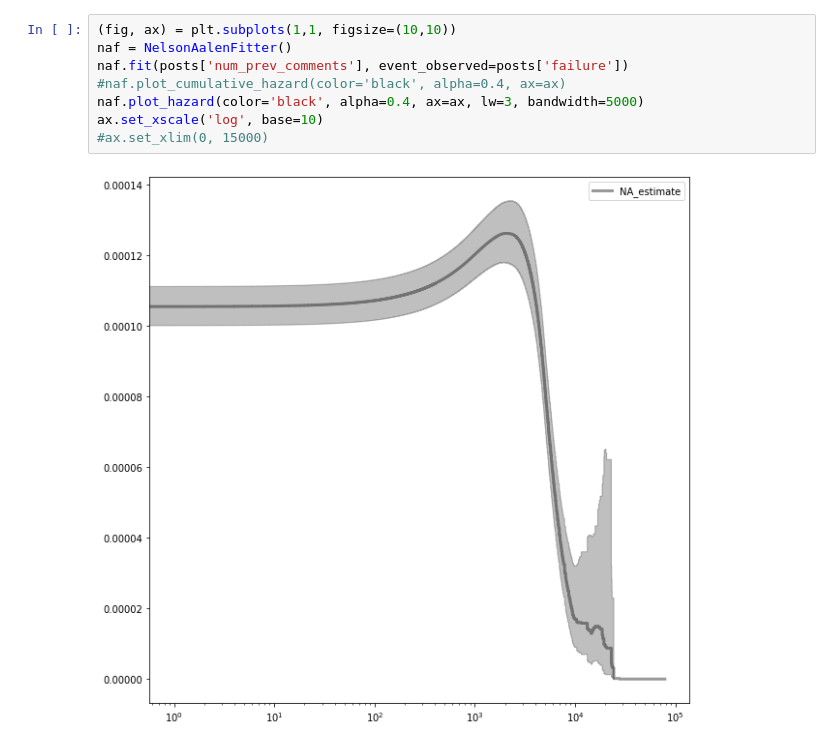
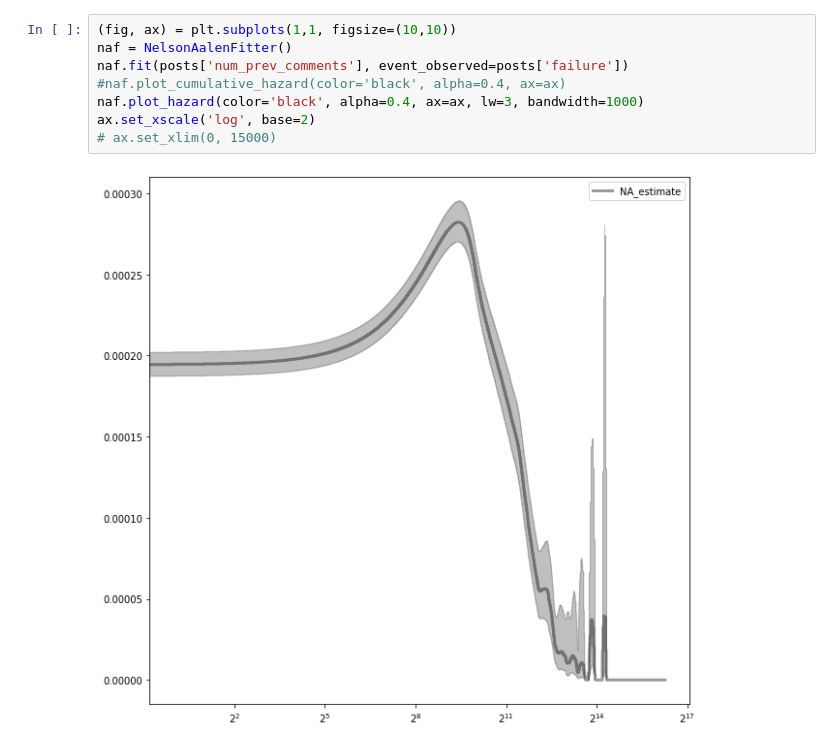
Before and after one commit to lukashalim/GODWIN, a Jupyter notebook: Visualization.ipynb, the cells around one changed output. Saved outputs shown, nothing was run; the diff lists cells and outputs as text.

```diff
--- a/Visualization.ipynb
+++ b/Visualization.ipynb
@@ -143,13 +144,13 @@ plt.box(on=None)
 # %%
 (fig, ax) = plt.subplots(1,1, figsize=(10,10))
 naf = NelsonAalenFitter()
 naf.fit(posts['num_prev_comments'], event_observed=posts['failure'])
 #naf.plot_cumulative_hazard(color='black', alpha=0.4, ax=ax)
-naf.plot_hazard(color='black', alpha=0.4, ax=ax, lw=3, bandwidth=5000)
-ax.set_xscale('log', base=10)
-#ax.set_xlim(0, 15000)
+naf.plot_hazard(color='black', alpha=0.4, ax=ax, lw=3, bandwidth=1000)
+ax.set_xscale('log', base=2)
+# ax.set_xlim(0, 15000)
 # %% [output]
-[figure, old version]
+[figure, new version]
 # %%
 ax = posts.groupby(['subreddit']).mean().plot.scatter('num_prev_comments', 'failure')
 ax.set_xscale('log', base=10)
```
Also changed, not shown: parts of 4 cells of this notebook, 2 other files.
